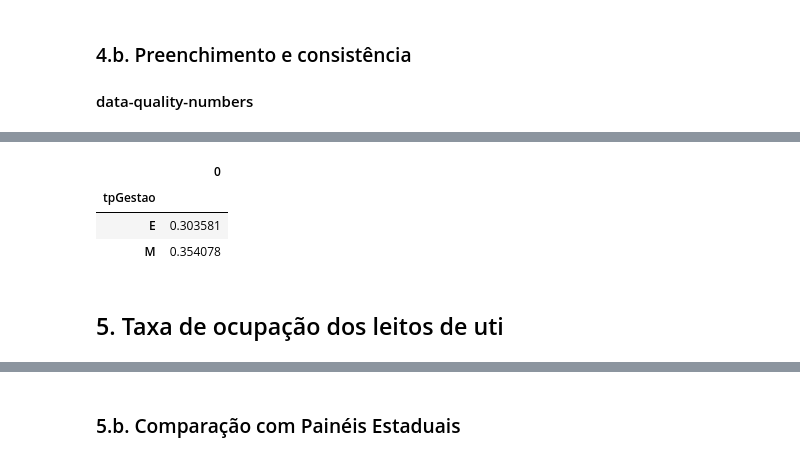
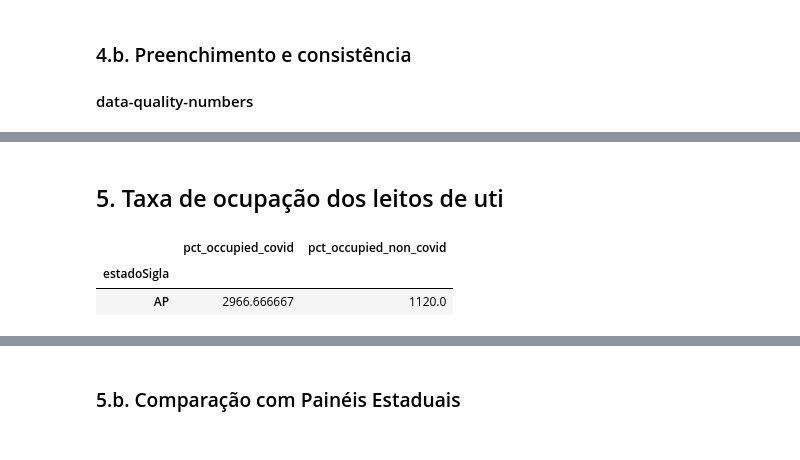
Before and after one commit to okfn-brasil/transparencia-leitos-covid-analise, a Jupyter notebook: Analysis.ipynb, the cells around one changed output, grey strips where cells are left out. Cells and saved outputs as stored; diff of their text form; code cells hidden in the pictures.

```diff
--- a/Analysis.ipynb
+++ b/Analysis.ipynb
@@ -315,16 +275,3 @@ df_tmp = df_hb[(df_hb['deactivated_proxy'] == False) & (df_hb.has_uti_proxy == T
-# %%
-df_tmp = df_hb[(df_hb['deactivated_proxy'] == False) & (df_hb.has_uti_proxy == True) & (df_hb.tpGestao.isin(['M', 'E']))]
-
-df_tmp = (df_tmp[df_tmp['updated_14d'] == False].groupby(['estado', 'tpGestao']).size()
-         / df_tmp.groupby(['estado', 'tpGestao']).size()
-)
-
-df_tmp.reset_index().groupby(['tpGestao']).mean()
-# %% [output]
-|  | 0 |
-| tpGestao |  |
-| E | 0.303581 |
-| M | 0.354078 |
 # %% [markdown]
 ## 5. Taxa de ocupação dos leitos de uti
 # %%
@@ -354,6 +301,12 @@ by_state = by_state.append(country.set_index('estadoSigla'))
 by_state['pct_occupied_total'] = by_state['totalOcupUti'] / by_state['totalOfertaUti']
 by_state['pct_occupied_covid'] = by_state['ocupSRAGUti'] / by_state['ofertaSRAGUti']
 by_state['pct_occupied_non_covid'] = by_state['ocupHospUti'] / by_state['ofertaHospUti']
+# %%
+by_state[by_state.index == 'AP'][['pct_occupied_covid', 'pct_occupied_non_covid']] * 100
+# %% [output]
+|  | pct_occupied_covid | pct_occupied_non_covid |
+| estadoSigla |  |  |
+| AP | 2966.666667 | 1120.0 |
 # %%
 df_tmp = by_state[by_state['pct_occupied_total'] < 10]
 
```
Also changed, not shown: parts of 17 cells of this notebook, 21 other files.
